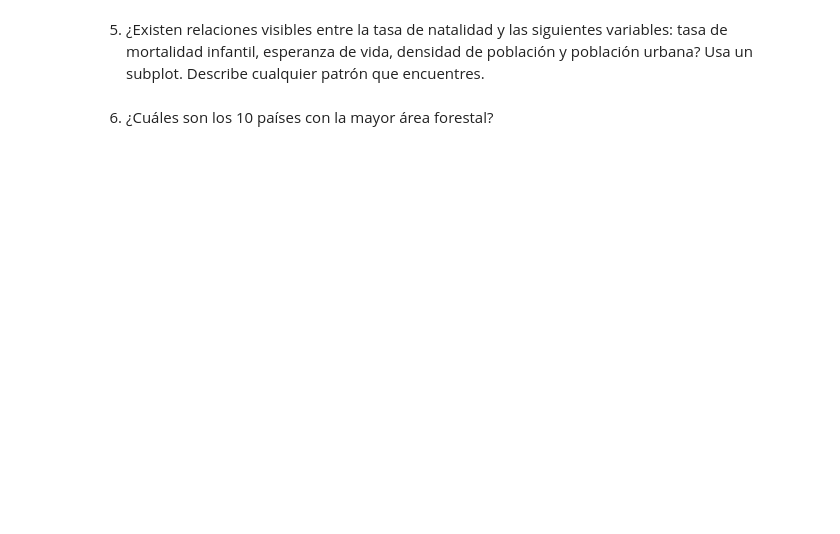
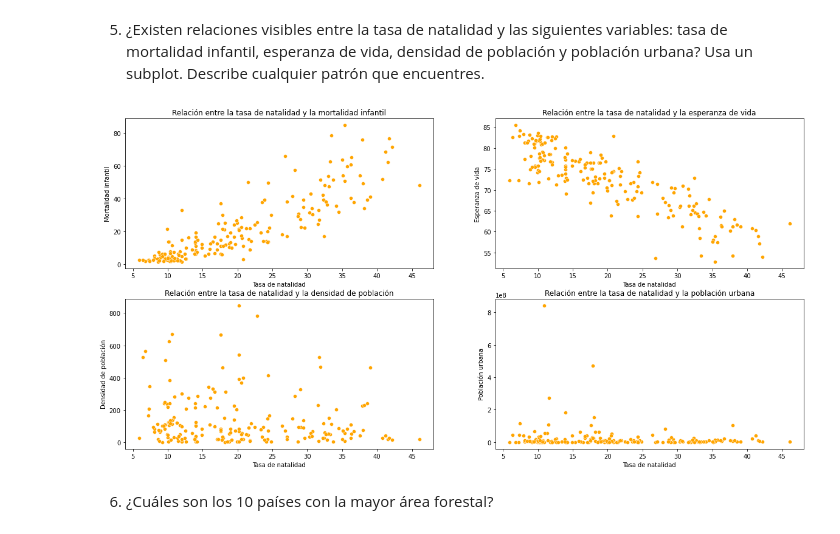
Before and after one commit to DianaG92/adalab-pair_programming-modulo3, a Jupyter notebook: promoH-modulo3-pairprogramming-Visualizacion-DIANA_ISA.ipynb, the cells around one changed output. Drawn from its saved outputs; the diff is of its cells as text; code cells hidden in the pictures; blank space fills up the shorter version.

```diff
--- a/promoH-modulo3-pairprogramming-Visualizacion-DIANA_ISA.ipynb
+++ b/promoH-modulo3-pairprogramming-Visualizacion-DIANA_ISA.ipynb
@@ -113,4 +120,47 @@ df.sample(1)
 # %% [markdown]
 5. ¿Existen relaciones visibles entre la tasa de natalidad y las siguientes variables: tasa de mortalidad infantil, esperanza de vida, densidad de población y población urbana? Usa un subplot. Describe cualquier patrón que encuentres.
+# %%
+fig, axes = plt.subplots(nrows = 2, ncols = 2, figsize = (20, 10))
+
+sns.scatterplot(x = "birth_rate",
+                y = "infant_mortality",
+                data = df,
+                ax = axes[0][0],
+                color = "orange");
+
+sns.scatterplot(x = "birth_rate",
+                y = "life_expectancy",
+                data = df,
+                ax = axes[0][1],
+                color = "orange");
+
+sns.scatterplot(x = "birth_rate",
+                y = "density",
+                data = df,
+                ax = axes[1][0],
+                color = "orange");
+
+sns.scatterplot(x = "birth_rate",
+                y = "urban_population",
+                data = df,
+                ax = axes[1][1],
+                color = "orange");
+
+axes[0][0].set_xlabel("Tasa de natalidad")
+axes[0][1].set_xlabel("Tasa de natalidad")
+axes[1][0].set_xlabel("Tasa de natalidad")
+axes[1][1].set_xlabel("Tasa de natalidad")
+
+axes[0][0].set_ylabel("Mortalidad infantil")
+axes[0][1].set_ylabel("Esperanza de vida")
+axes[1][0].set_ylabel("Densidad de población")
+axes[1][1].set_ylabel("Población urbana")
+
+axes[0][0].set_title("Relación entre la tasa de natalidad y la mortalidad infantil")
+axes[0][1].set_title("Relación entre la tasa de natalidad y la esperanza de vida")
+axes[1][0].set_title("Relación entre la tasa de natalidad y la densidad de población")
+axes[1][1].set_title("Relación entre la tasa de natalidad y la población urbana");
+# %% [output]
+[figure, added]
 # %% [markdown]
 6. ¿Cuáles son los 10 países con la mayor área forestal?
```
Also changed, not shown: parts of 8 cells of this notebook.
